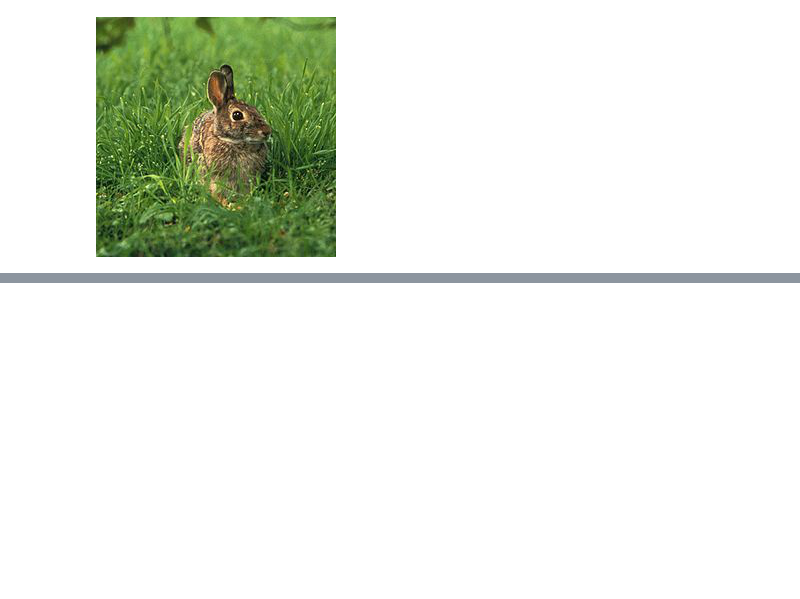
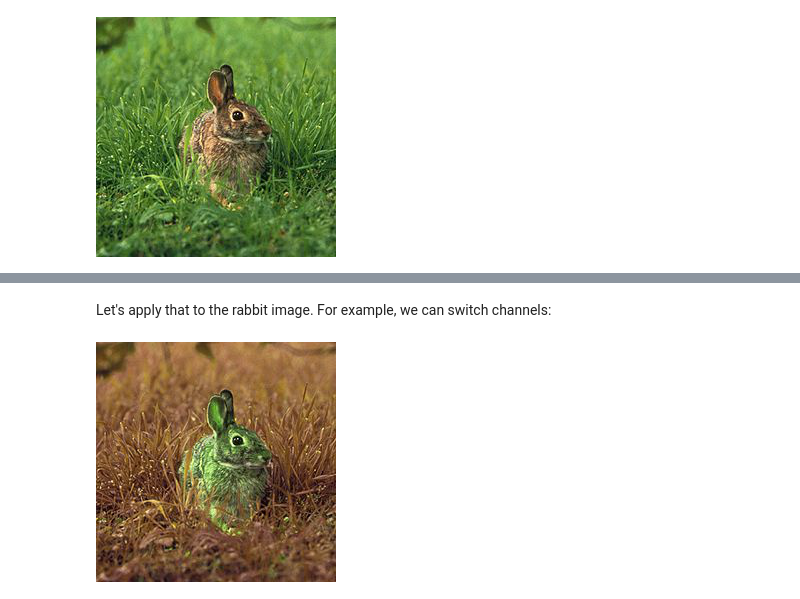
Before and after one commit to lcharleux/scientific_python, a Jupyter notebook: doc/notebooks/5_Image_Processing/00_Basics/00_Basics.ipynb, the cells around one changed output, grey strips where cells are left out. Cells and saved outputs as stored; diff of their text form; code cells hidden in the pictures; blank space fills up the shorter version.

```diff
--- a/doc/notebooks/5_Image_Processing/00_Basics/00_Basics.ipynb
+++ b/doc/notebooks/5_Image_Processing/00_Basics/00_Basics.ipynb
@@ -41,0 +52,6 @@ There are mainly two kinds of numerical images:
+# %%
+R, G, B = im.split()
+R = np.array(R)
+G = np.array(G)
+B = np.array(B)
+R
@@ -41,0 +98,7 @@ There are mainly two kinds of numerical images:
+# %% [markdown]
+Let's apply that to the rabbit image. For example, we can switch channels:
+# %%
+im3 = Image.fromarray(np.dstack([G, R, B]))
+im3
+# %% [output]
+[figure, added]
```
Also changed, not shown: parts of 8 cells of this notebook.
